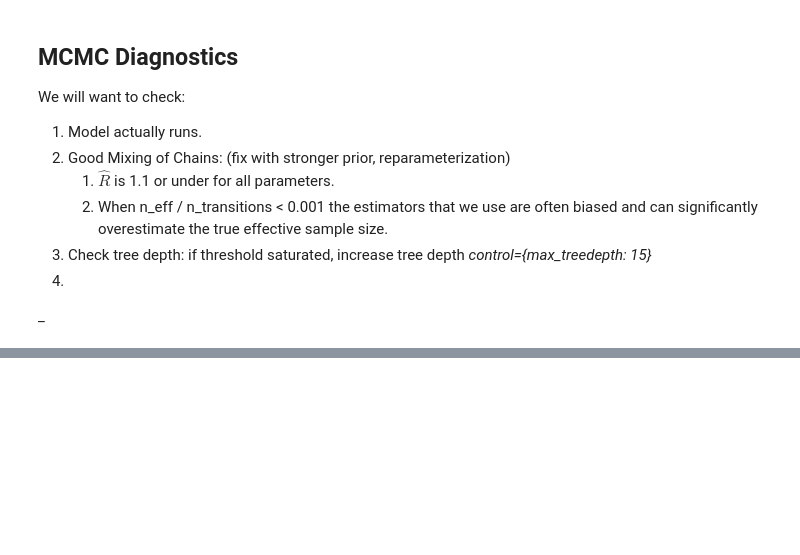
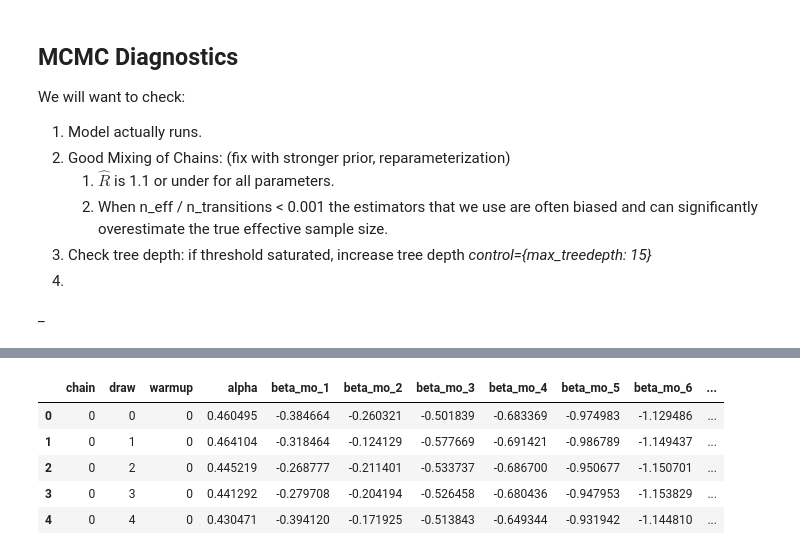
Before and after one commit to chrisoyer/ski-snow-modeling, a Jupyter notebook: src/analysis/snow_nonts_analysis.ipynb, the cells around one changed output, grey strips where cells are left out. Cells and saved outputs as stored; diff of their text form; code cells hidden in the pictures; blank space fills up the shorter version.

```diff
--- a/src/analysis/snow_nonts_analysis.ipynb
+++ b/src/analysis/snow_nonts_analysis.ipynb
@@ -354,0 +430,3 @@ stan_utility.check_div(fit)
+# %%
+fit_df = fit.to_dataframe()
+fit_df.mean().to_frame()
@@ -354,0 +451,13 @@ stan_utility.check_div(fit)
+# %%
+# fix brackets in col nmaes
+fit_df = (fit_df.rename(columns=lambda x: x.replace("[", "_"))
+          .rename(columns=lambda x: x.replace("]", "")))
+
+fit_df.head()
+# %% [output]
+|  | chain | draw | warmup | alpha | beta_mo_1 | beta_mo_2 | beta_mo_3 | beta_mo_4 | beta_mo_5 | beta_mo_6 | ... |
+| 0 | 0 | 0 | 0 | 0.460495 | -0.384664 | -0.260321 | -0.501839 | -0.683369 | -0.974983 | -1.129486 | ... |
+| 1 | 0 | 1 | 0 | 0.464104 | -0.318464 | -0.124129 | -0.577669 | -0.691421 | -0.986789 | -1.149437 | ... |
+| 2 | 0 | 2 | 0 | 0.445219 | -0.268777 | -0.211401 | -0.533737 | -0.686700 | -0.950677 | -1.150701 | ... |
+| 3 | 0 | 3 | 0 | 0.441292 | -0.279708 | -0.204194 | -0.526458 | -0.680436 | -0.947953 | -1.153829 | ... |
+| 4 | 0 | 4 | 0 | 0.430471 | -0.394120 | -0.171925 | -0.513843 | -0.649344 | -0.931942 | -1.144810 | ... |
```
Also changed, not shown: parts of 21 cells of this notebook.
